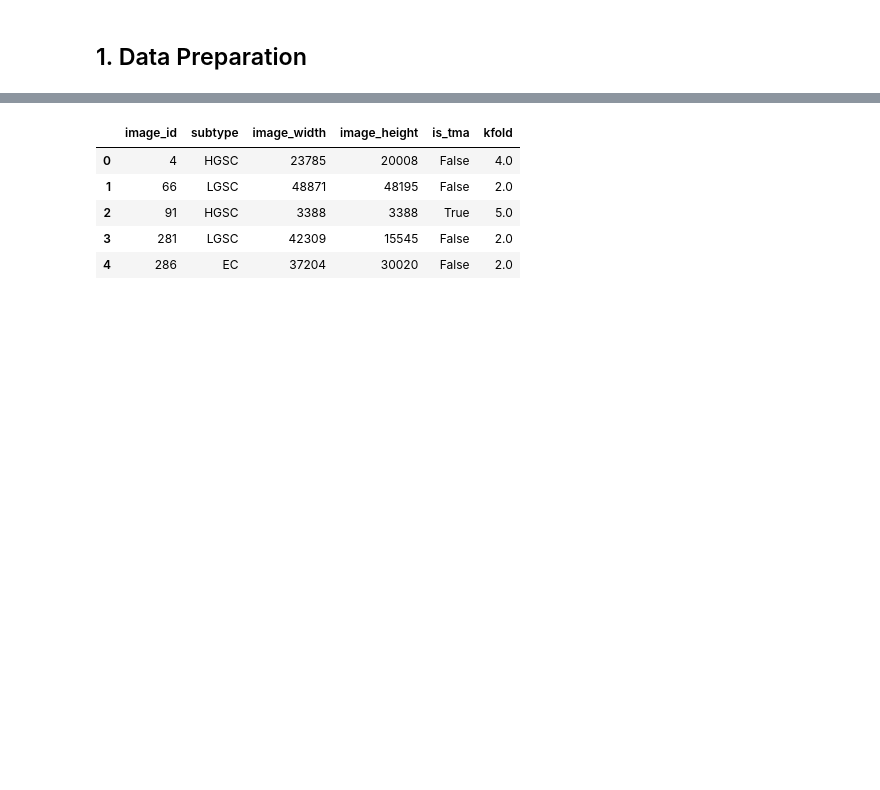
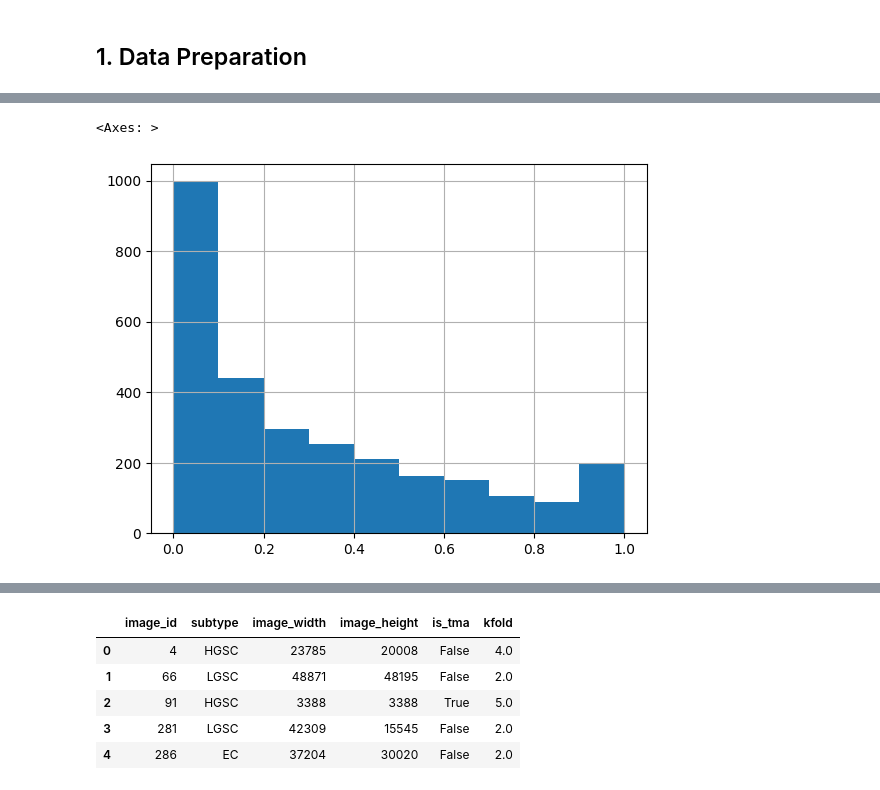
Before and after one commit to Niggl0n/UBC_Cancer_Classification, a Jupyter notebook: ubc-binary-cancer-tissue-classifier-wsi-0-25x.ipynb, the cells around one changed output, grey strips where cells are left out. Drawn from its saved outputs; the diff is of its cells as text; code cells hidden in the pictures; blank space fills up the shorter version.

```diff
--- a/ubc-binary-cancer-tissue-classifier-wsi-0-25x.ipynb
+++ b/ubc-binary-cancer-tissue-classifier-wsi-0-25x.ipynb
@@ -160,0 +171,5 @@ display(df_train.sample(5))
+# %%
+df_train[df_train["non_cancer_ratio"]!=0]["non_cancer_ratio"].hist()
+# %% [output]
+<Axes: >
+[figure, added]
```
Also changed, not shown: parts of 24 cells of this notebook.
